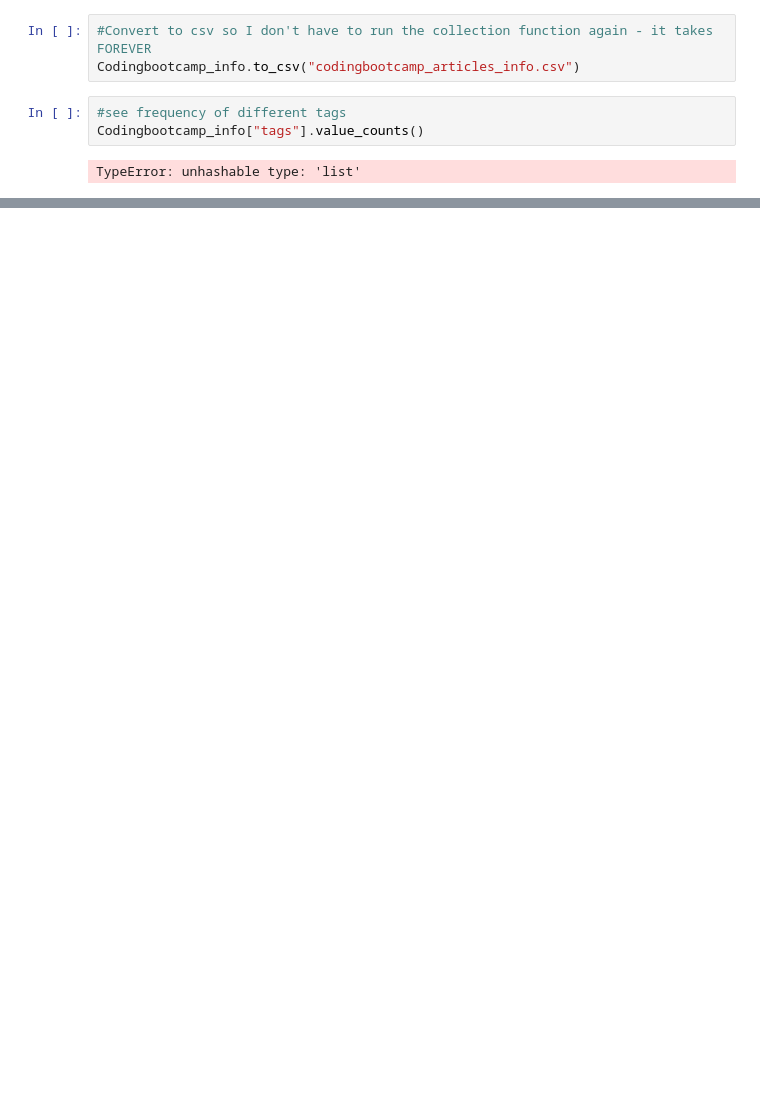
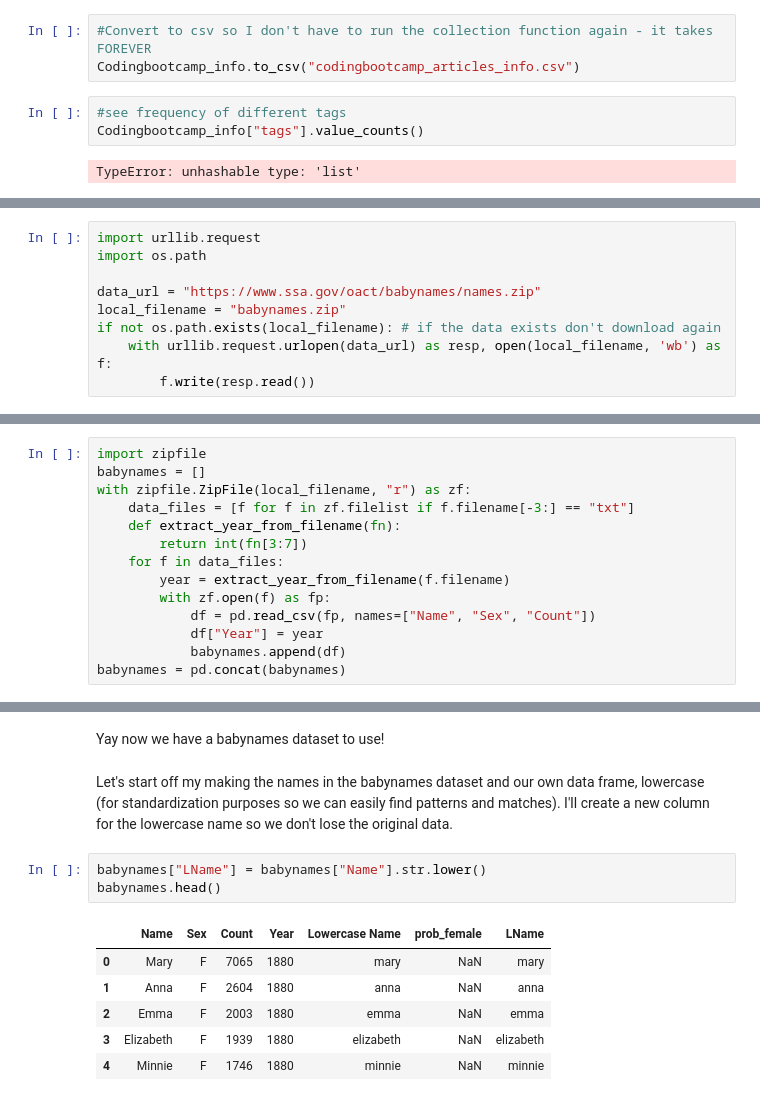
Before and after one commit to shalziekay/discoveryfisk, a Jupyter notebook: fisk_research.ipynb, the cells around one changed output, grey strips where cells are left out. Drawn from its saved outputs; the diff is of its cells as text; blank space fills up the shorter version.

Commit message:
created gender function using babynames database

```diff
--- a/fisk_research.ipynb
+++ b/fisk_research.ipynb
@@ -435,0 +461,9 @@ TypeError: unhashable type: 'list'
+# %%
+import urllib.request
+import os.path
+
+data_url = "https://www.ssa.gov/oact/babynames/names.zip"
+local_filename = "babynames.zip"
+if not os.path.exists(local_filename): # if the data exists don't download again
+    with urllib.request.urlopen(data_url) as resp, open(local_filename, 'wb') as f:
+        f.write(resp.read())
@@ -435,0 +472,14 @@ TypeError: unhashable type: 'list'
+# %%
+import zipfile
+babynames = []
+with zipfile.ZipFile(local_filename, "r") as zf:
+    data_files = [f for f in zf.filelist if f.filename[-3:] == "txt"]
+    def extract_year_from_filename(fn):
+        return int(fn[3:7])
+    for f in data_files:
+        year = extract_year_from_filename(f.filename)
+        with zf.open(f) as fp:
+            df = pd.read_csv(fp, names=["Name", "Sex", "Count"])
+            df["Year"] = year
+            babynames.append(df)
+babynames = pd.concat(babynames)
@@ -435,0 +495,14 @@ TypeError: unhashable type: 'list'
+# %% [markdown]
+Yay now we have a babynames dataset to use!
+# %% [markdown]
+Let's start off my making the names in the babynames dataset and our own data frame, lowercase (for standardization purposes so we can easily find patterns and matches). I'll create a new column for the lowercase name so we don't lose the original data.
+# %%
+babynames["LName"] = babynames["Name"].str.lower()
+babynames.head()
+# %% [output]
+|  | Name | Sex | Count | Year | Lowercase Name | prob_female | LName |
+| 0 | Mary | F | 7065 | 1880 | mary | NaN | mary |
+| 1 | Anna | F | 2604 | 1880 | anna | NaN | anna |
+| 2 | Emma | F | 2003 | 1880 | emma | NaN | emma |
+| 3 | Elizabeth | F | 1939 | 1880 | elizabeth | NaN | elizabeth |
+| 4 | Minnie | F | 1746 | 1880 | minnie | NaN | minnie |
```
Also changed, not shown: parts of 18 cells of this notebook, 2 other files.
